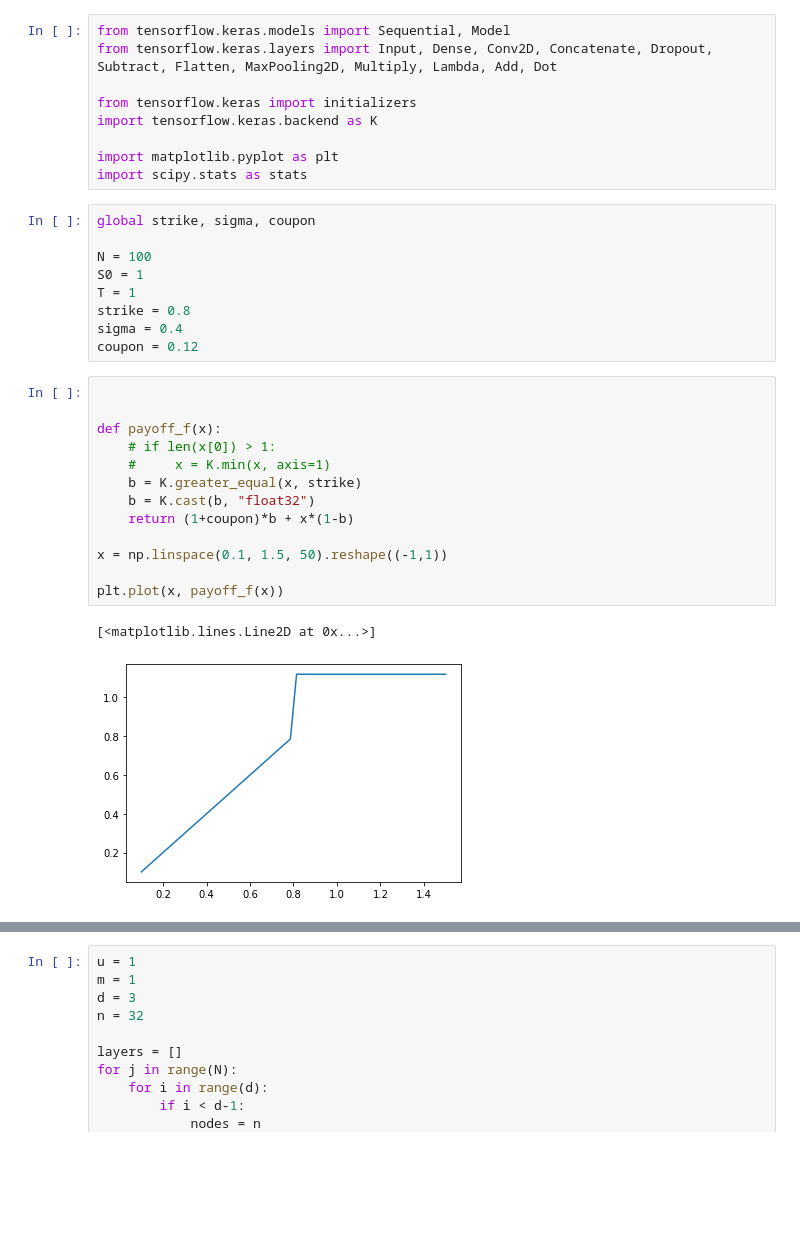
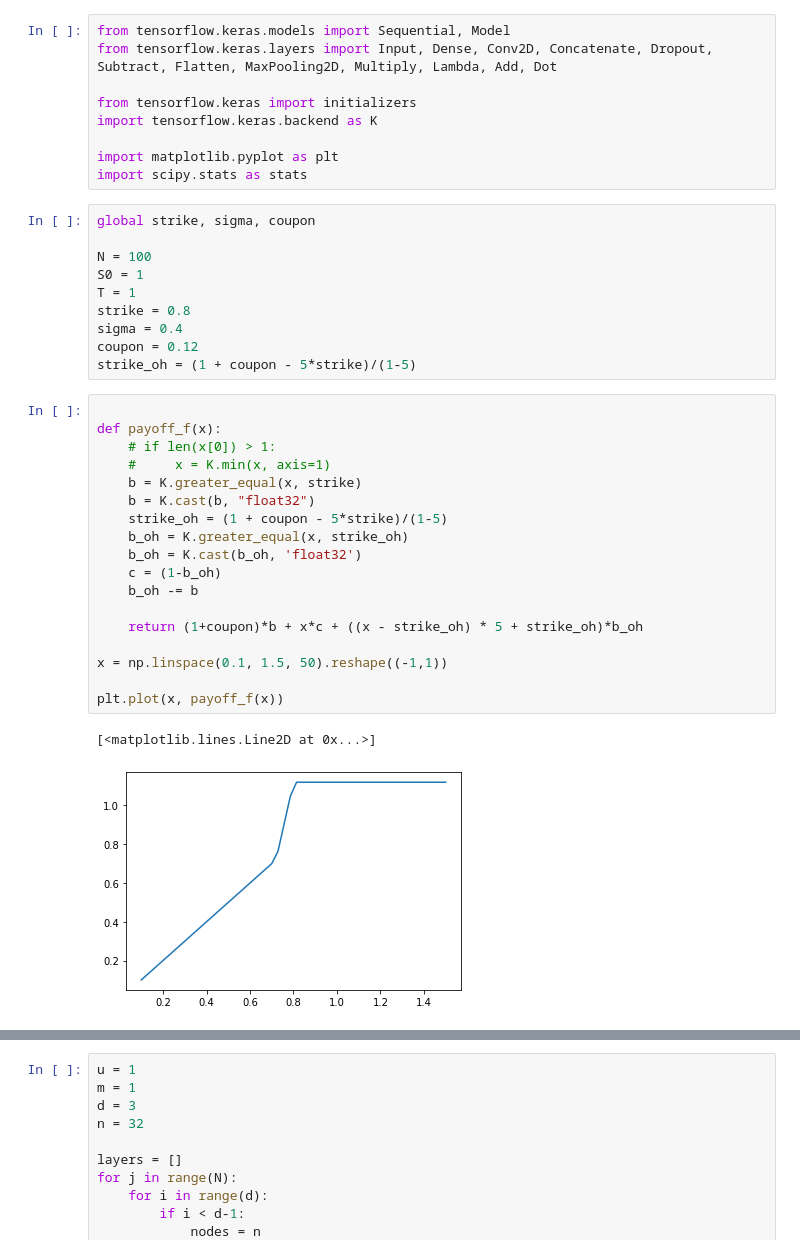
Before and after one commit to moo-337/moo, a Jupyter notebook: docs/get_started.ipynb, the cells around one changed output, grey strips where cells are left out. Drawn from its saved outputs; the diff is of its cells as text; blank space fills up the shorter version.

```diff
--- a/docs/get_started.ipynb
+++ b/docs/get_started.ipynb
@@ -80,22 +80,28 @@ T = 1
 strike = 0.8
 sigma = 0.4
 coupon = 0.12
+strike_oh = (1 + coupon - 5*strike)/(1-5)
 # %%
-
 
 def payoff_f(x):
     # if len(x[0]) > 1:
     #     x = K.min(x, axis=1)
     b = K.greater_equal(x, strike)
     b = K.cast(b, "float32")
-    return (1+coupon)*b + x*(1-b)
+    strike_oh = (1 + coupon - 5*strike)/(1-5)
+    b_oh = K.greater_equal(x, strike_oh)
+    b_oh = K.cast(b_oh, 'float32')
+    c = (1-b_oh)
+    b_oh -= b
+
+    return (1+coupon)*b + x*c + ((x - strike_oh) * 5 + strike_oh)*b_oh
 
 x = np.linspace(0.1, 1.5, 50).reshape((-1,1))
 
 plt.plot(x, payoff_f(x))
 # %% [output]
 [<matplotlib.lines.Line2D at 0x...>]
-[figure, old version]
+[figure, new version]
 # %%
 def cash_or_nothing_C(S, K, T, sigma):
     return stats.norm.cdf((np.log(S/K)+(-0.5*sigma**2)*T)/(sigma*np.sqrt(T)), 0, 1)
```
Also changed, not shown: parts of 16 cells of this notebook.
